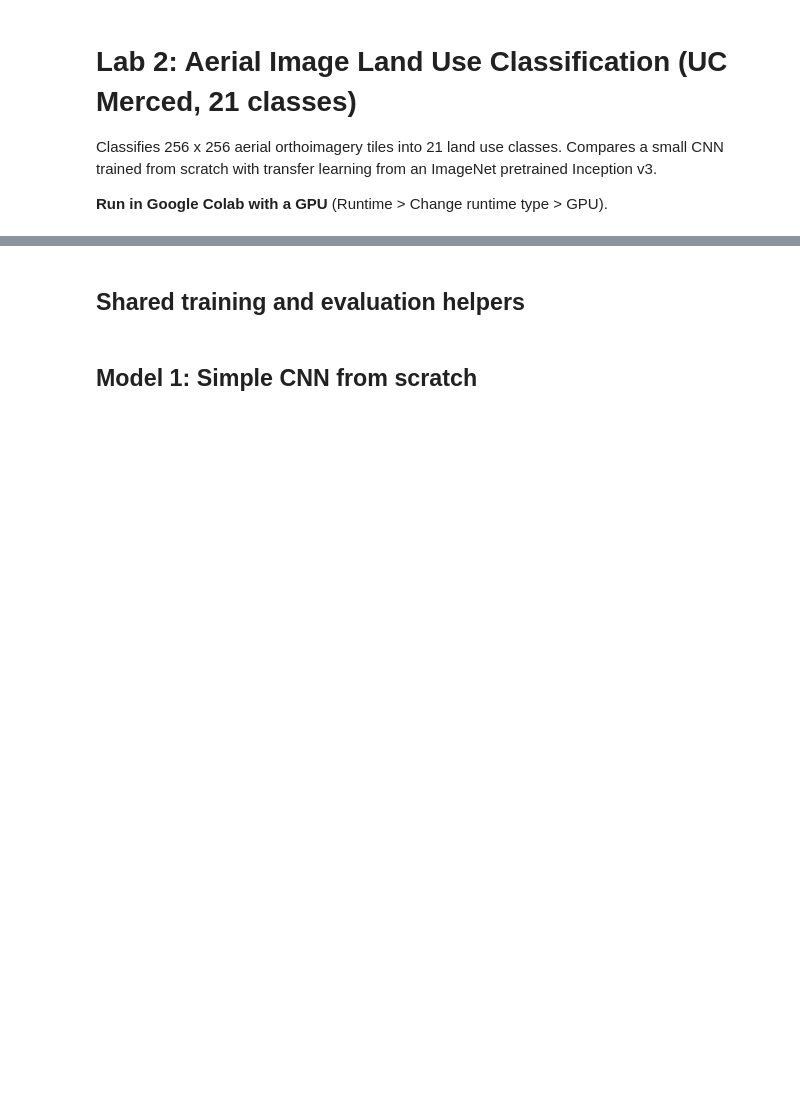
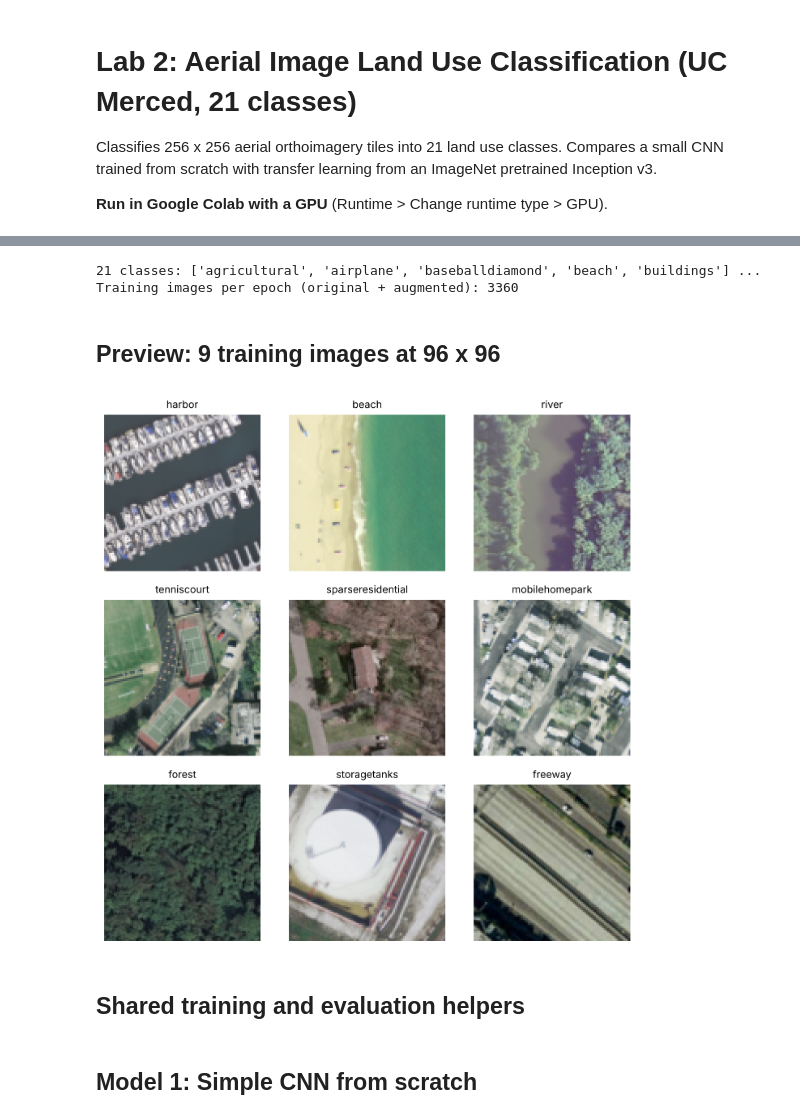
Before and after one commit to jjmmcckk/Geospatial-AI-Labs, a Jupyter notebook: lab2-aerial-image-classification/lab2_aerial_image_classification.ipynb, the cells around one changed output, grey strips where cells are left out. Drawn from its saved outputs; the diff is of its cells as text; code cells hidden in the pictures; blank space fills up the shorter version.

```diff
--- a/lab2-aerial-image-classification/lab2_aerial_image_classification.ipynb
+++ b/lab2-aerial-image-classification/lab2_aerial_image_classification.ipynb
@@ -35,7 +40,10 @@ def make_loaders(train_tf, test_tf, valid_size=0.2, batch_size=64):
     idx = np.random.RandomState(SEED).permutation(len(train_ds))
     split = int(valid_size * len(idx))
     test_idx, train_idx = idx[:split], idx[split:]
-    train_loader = DataLoader(Subset(train_ds, train_idx), batch_size=batch_size, shuffle=True, num_workers=2)
+    plain_train = Subset(test_ds, train_idx)              # original training images, no augmentation
+    augmented_train = Subset(train_ds, train_idx)         # augmented copy of the same images
+    train_loader = DataLoader(ConcatDataset([plain_train, augmented_train]), batch_size=batch_size,
+                              shuffle=True, num_workers=2)
     test_loader = DataLoader(Subset(test_ds, test_idx), batch_size=batch_size, shuffle=False, num_workers=2)
     return train_loader, test_loader, train_ds.classes
 
@@ -52,6 +60,23 @@ cnn_test_tf = transforms.Compose([transforms.Resize((96, 96)), transforms.ToTens
 
 train_loader, test_loader, classes = make_loaders(cnn_train_tf, cnn_test_tf)
 print(len(classes), "classes:", classes[:5], "...")
+print("Training images per epoch (original + augmented):", len(train_loader.dataset))
+# %% [output]
+21 classes: ['agricultural', 'airplane', 'baseballdiamond', 'beach', 'buildings'] ...
+Training images per epoch (original + augmented): 3360
+# %% [markdown]
+## Preview: 9 training images at 96 x 96
+# %%
+preview = train_loader.dataset.datasets[0]               # original (unaugmented) training images
+fig, axes = plt.subplots(3, 3, figsize=(7, 7))
+for ax, i in zip(axes.ravel(), np.random.RandomState(SEED).choice(len(preview), 9, replace=False)):
+    img, label = preview[i]
+    ax.imshow(img.permute(1, 2, 0).numpy())
+    ax.set_title(classes[label], fontsize=9)
+    ax.axis("off")
+plt.tight_layout(); plt.show()
+# %% [output]
+[figure, added]
 # %% [markdown]
 ## Shared training and evaluation helpers
 # %%
```
Also changed, not shown: parts of 6 cells of this notebook, 2 other files.
